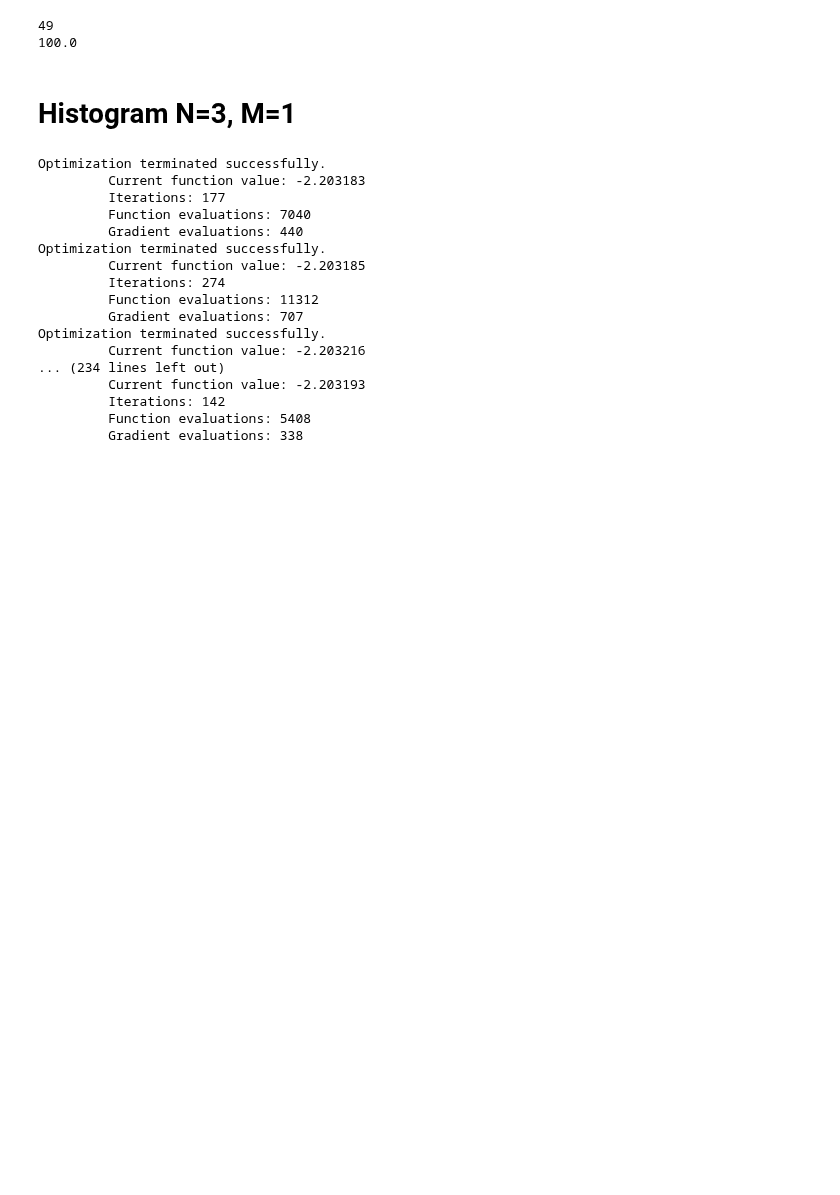
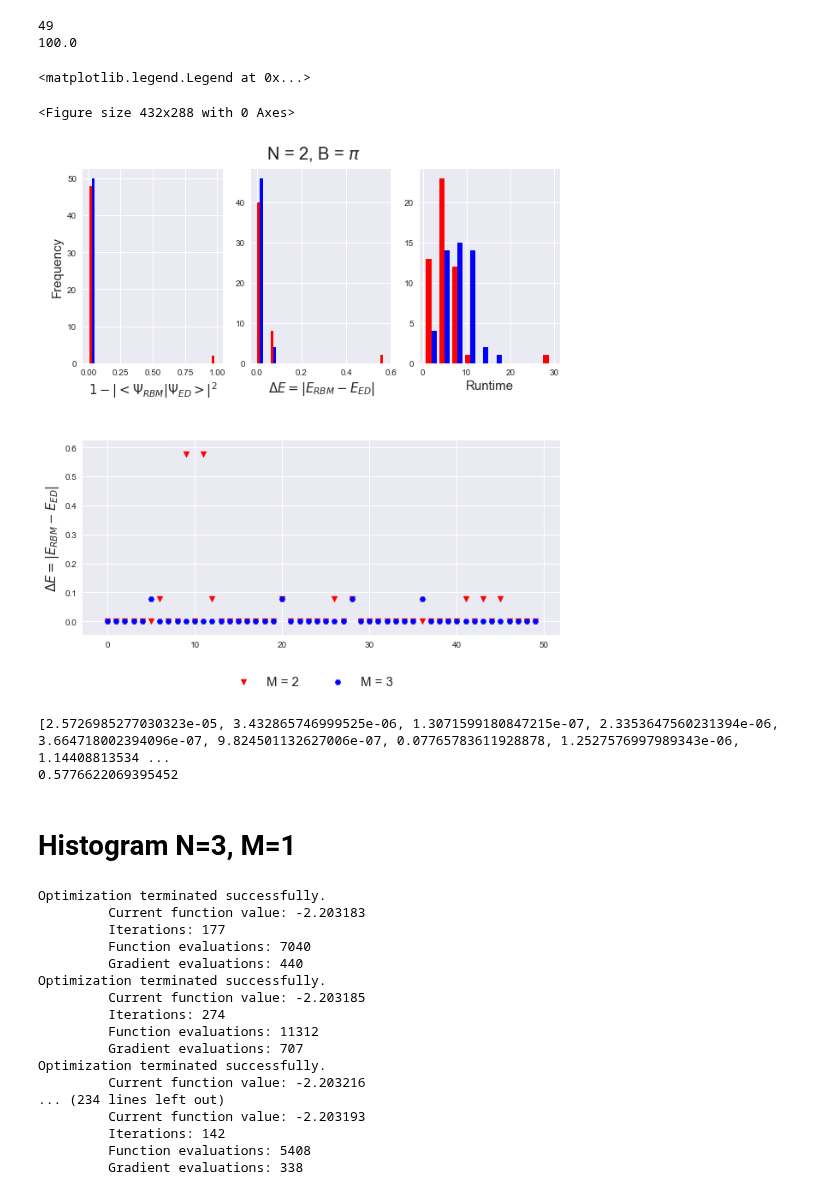
Before and after one commit to aorfi/Phys459, a Jupyter notebook: RBMGroundStateHistogramPi.ipynb, the cells around one changed output. Saved outputs shown, nothing was run; the diff lists cells and outputs as text; code cells hidden in the pictures; blank space fills up the shorter version.

```diff
--- a/RBMGroundStateHistogramPi.ipynb
+++ b/RBMGroundStateHistogramPi.ipynb
@@ -569,6 +583,56 @@ print(successPer*2)
 # %% [output]
 49
 100.0
+# %%
+stateErr = [M2stateErr,M3stateErr]
+engErr = [M2engErr,M3engErr]
+runTime = [M2gdTime,M3gdTime]
+
+labels = ['M = 2','M = 3']
+colors = ['red','blue']
+plt.figure(constrained_layout=True)
+plt.figure(figsize=(10,10))
+ttl = plt.suptitle("N = 2, B = $\pi$",size =20)
+gs = gridspec.GridSpec(ncols=3, nrows=2, hspace = 0.4)
+ttl.set_position([.5, 0.92])
+
+
+
+ax1 = plt.subplot(gs[0, 0])
+ax1 .hist(stateErr, bins=20, label=labels, color=colors)
+ax1 .set_xlabel("$1-|<\Psi_{RBM}|\Psi_{ED}>|^2$",size = 15)
+ax1.set_ylabel("Frequency",size = 15)
+
+
+
+ax2 = plt.subplot(gs[0, 1])
+ax2.hist(engErr, bins=20, color=colors)
+ax2.set_xlabel("$\Delta E = |E_{RBM}-E_{ED}|$",size = 15)
+
+
+
+ax3 = plt.subplot(gs[0, 2])
+ax3.hist(runTime, bins=10,color=colors)
+ax3.set_xlabel("Runtime",size = 15)
+
+
+ax4 = plt.subplot(gs[1, :])
+ax4.scatter(hisIt,engErr[0],color=colors[0],marker ='v')
+ax4.scatter(hisIt,engErr[1],color=colors[1],marker ='H')
+ax4 .set_ylabel("$\Delta E = |E_{RBM}-E_{ED}|$", size = 15)
+
+
+plt.legend(labels, loc = (0.3, -0.3),fontsize = 15,ncol=3)
+# %% [output]
+<matplotlib.legend.Legend at 0x...>
+<Figure size 432x288 with 0 Axes>
+[figure, added]
+# %%
+print(engErr[0])
+print(np.max(engErr[0]))
+# %% [output]
+[2.5726985277030323e-05, 3.432865746999525e-06, 1.3071599180847215e-07, 2.3353647560231394e-06, 3.664718002394096e-07, 9.824501132627006e-07, 0.07765783611928878, 1.2527576997989343e-06, 1.14408813534 ...
+0.5776622069395452
 # %% [markdown]
 # Histogram N=3, M=1
 # %%
```
Also changed, not shown: parts of 10 cells of this notebook, 5 other files.
